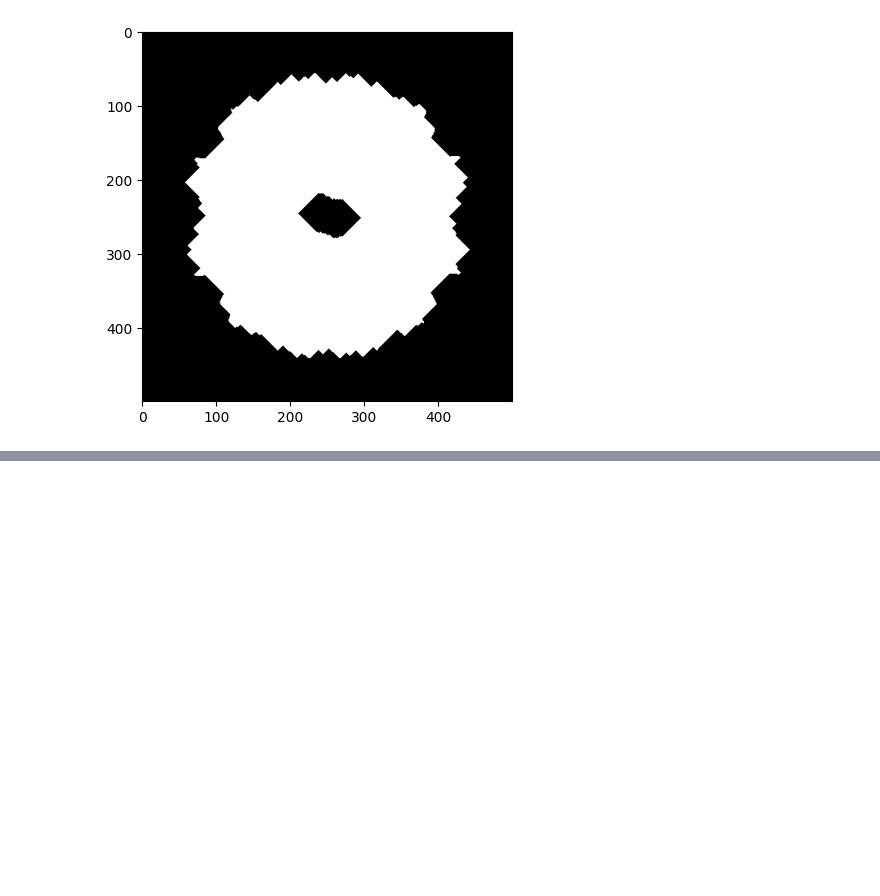
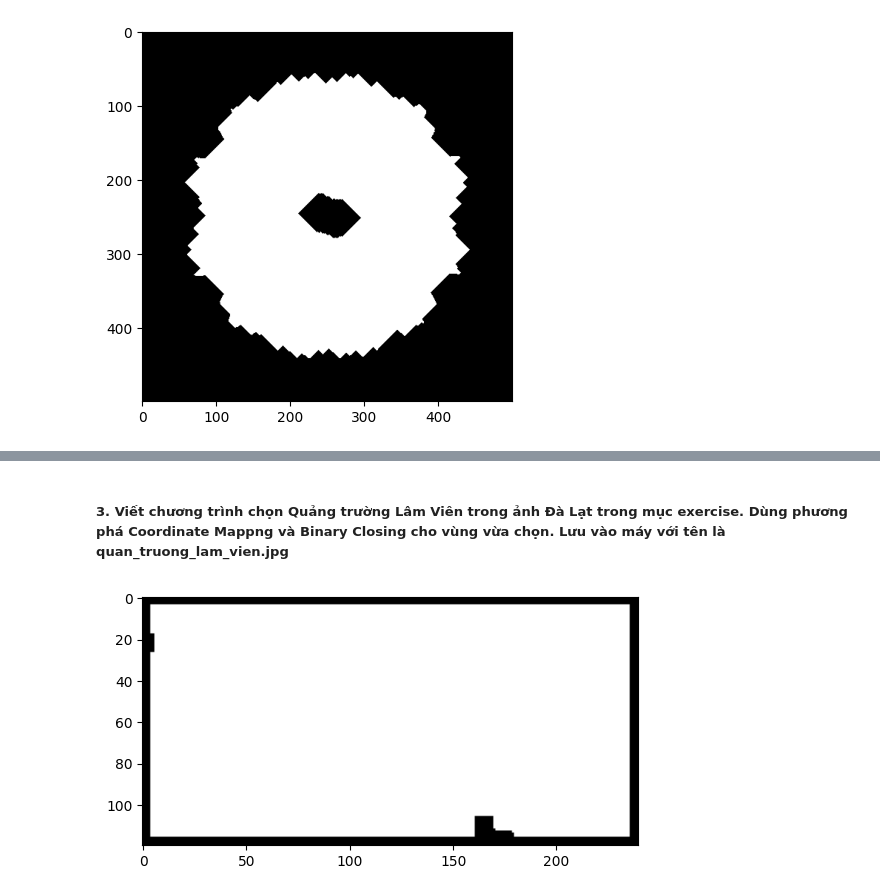
Before and after one commit to MyNameIsJeff2005/XuLyAnhSo, a Jupyter notebook: Lab6/BuoiLab4.ipynb, the cells around one changed output, grey strips where cells are left out. Drawn from its saved outputs; the diff is of its cells as text; code cells hidden in the pictures; blank space fills up the shorter version.

```diff
--- a/Lab6/BuoiLab4.ipynb
+++ b/Lab6/BuoiLab4.ipynb
@@ -163,0 +220,23 @@ plt.show()
+# %% [markdown]
+##### 3. Viết chương trình chọn Quảng trường Lâm Viên trong ảnh Đà Lạt trong mục exercise. Dùng phương phá Coordinate Mappng và Binary Closing cho vùng vừa chọn. Lưu vào máy với tên là quan_truong_lam_vien.jpg
+# %%
+from PIL import Image
+import numpy as np
+import matplotlib.pyplot as plt
+import scipy.ndimage as nd
+
+img = Image.open('exercise/dalat.jpg').convert('L')
+a = np.array(img)
+roi = a[320:420, 200:400]
+
+scaled = nd.zoom(roi, 1.2)
+mask = scaled > 100
+
+closed = nd.binary_closing(mask, structure=np.ones((5,5)), iterations=2)
+
+out = Image.fromarray((closed * 255).astype(np.uint8))
+out.save('quan_truong_lam_vien.jpg')
+plt.imshow(out, cmap='gray')
+plt.show()
+# %% [output]
+[figure, added]
```
Also changed, not shown: parts of 10 cells of this notebook, 3 other files.
